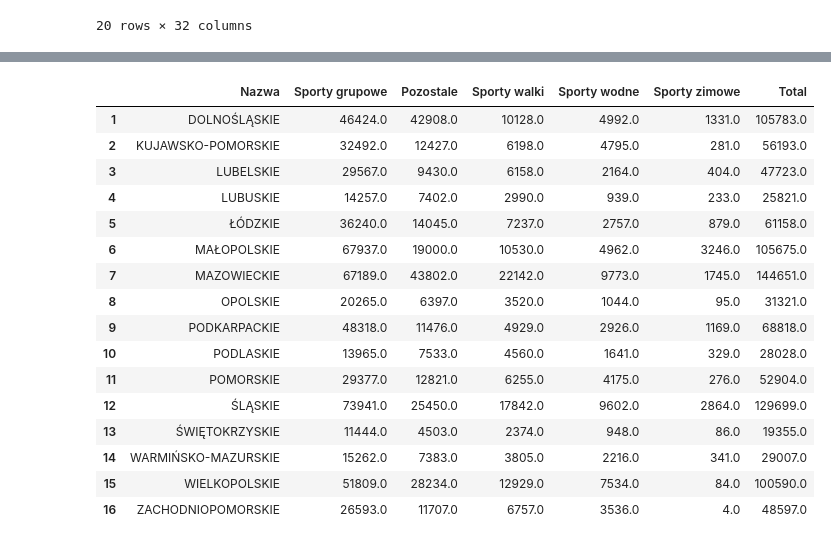
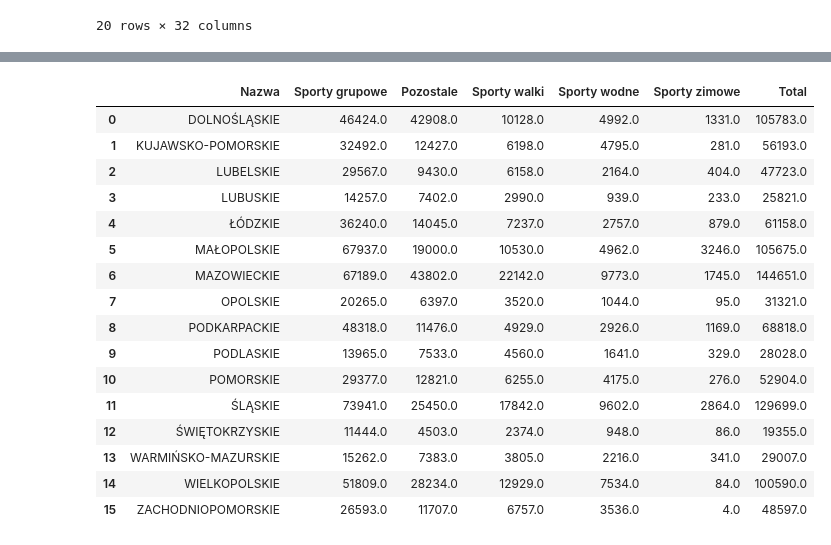
Before and after one commit to pawpie-otw/BEng_project, a Jupyter notebook: app/data/athletes/analysis.ipynb, the cells around one changed output, grey strips where cells are left out. Drawn from its saved outputs; the diff is of its cells as text; code cells hidden in the pictures.

```diff
--- a/app/data/athletes/analysis.ipynb
+++ b/app/data/athletes/analysis.ipynb
@@ -147,26 +147,27 @@ total = sum_group.join(sum_other["Pozostale"]).join(sum_matrial_arts["Sporty wal
 # %%
 total['Total'] = total.sum(axis=1)
 total.reset_index(inplace=True, drop=True)
 total.drop([0],inplace=True)
+total.reset_index(inplace=True, drop=True)
 total
 # %% [output]
 |  | Nazwa | Sporty grupowe | Pozostale | Sporty walki | Sporty wodne | Sporty zimowe | Total |
-| 1 | DOLNOŚLĄSKIE | 46424.0 | 42908.0 | 10128.0 | 4992.0 | 1331.0 | 105783.0 |
-| 2 | KUJAWSKO-POMORSKIE | 32492.0 | 12427.0 | 6198.0 | 4795.0 | 281.0 | 56193.0 |
-| 3 | LUBELSKIE | 29567.0 | 9430.0 | 6158.0 | 2164.0 | 404.0 | 47723.0 |
-| 4 | LUBUSKIE | 14257.0 | 7402.0 | 2990.0 | 939.0 | 233.0 | 25821.0 |
-| 5 | ŁÓDZKIE | 36240.0 | 14045.0 | 7237.0 | 2757.0 | 879.0 | 61158.0 |
-| 6 | MAŁOPOLSKIE | 67937.0 | 19000.0 | 10530.0 | 4962.0 | 3246.0 | 105675.0 |
-| 7 | MAZOWIECKIE | 67189.0 | 43802.0 | 22142.0 | 9773.0 | 1745.0 | 144651.0 |
-| 8 | OPOLSKIE | 20265.0 | 6397.0 | 3520.0 | 1044.0 | 95.0 | 31321.0 |
-| 9 | PODKARPACKIE | 48318.0 | 11476.0 | 4929.0 | 2926.0 | 1169.0 | 68818.0 |
-| 10 | PODLASKIE | 13965.0 | 7533.0 | 4560.0 | 1641.0 | 329.0 | 28028.0 |
-| 11 | POMORSKIE | 29377.0 | 12821.0 | 6255.0 | 4175.0 | 276.0 | 52904.0 |
-| 12 | ŚLĄSKIE | 73941.0 | 25450.0 | 17842.0 | 9602.0 | 2864.0 | 129699.0 |
-| 13 | ŚWIĘTOKRZYSKIE | 11444.0 | 4503.0 | 2374.0 | 948.0 | 86.0 | 19355.0 |
-| 14 | WARMIŃSKO-MAZURSKIE | 15262.0 | 7383.0 | 3805.0 | 2216.0 | 341.0 | 29007.0 |
-| 15 | WIELKOPOLSKIE | 51809.0 | 28234.0 | 12929.0 | 7534.0 | 84.0 | 100590.0 |
-| 16 | ZACHODNIOPOMORSKIE | 26593.0 | 11707.0 | 6757.0 | 3536.0 | 4.0 | 48597.0 |
+| 0 | DOLNOŚLĄSKIE | 46424.0 | 42908.0 | 10128.0 | 4992.0 | 1331.0 | 105783.0 |
+| 1 | KUJAWSKO-POMORSKIE | 32492.0 | 12427.0 | 6198.0 | 4795.0 | 281.0 | 56193.0 |
+| 2 | LUBELSKIE | 29567.0 | 9430.0 | 6158.0 | 2164.0 | 404.0 | 47723.0 |
+| 3 | LUBUSKIE | 14257.0 | 7402.0 | 2990.0 | 939.0 | 233.0 | 25821.0 |
+| 4 | ŁÓDZKIE | 36240.0 | 14045.0 | 7237.0 | 2757.0 | 879.0 | 61158.0 |
+| 5 | MAŁOPOLSKIE | 67937.0 | 19000.0 | 10530.0 | 4962.0 | 3246.0 | 105675.0 |
+| 6 | MAZOWIECKIE | 67189.0 | 43802.0 | 22142.0 | 9773.0 | 1745.0 | 144651.0 |
+| 7 | OPOLSKIE | 20265.0 | 6397.0 | 3520.0 | 1044.0 | 95.0 | 31321.0 |
+| 8 | PODKARPACKIE | 48318.0 | 11476.0 | 4929.0 | 2926.0 | 1169.0 | 68818.0 |
+| 9 | PODLASKIE | 13965.0 | 7533.0 | 4560.0 | 1641.0 | 329.0 | 28028.0 |
+| 10 | POMORSKIE | 29377.0 | 12821.0 | 6255.0 | 4175.0 | 276.0 | 52904.0 |
+| 11 | ŚLĄSKIE | 73941.0 | 25450.0 | 17842.0 | 9602.0 | 2864.0 | 129699.0 |
+| 12 | ŚWIĘTOKRZYSKIE | 11444.0 | 4503.0 | 2374.0 | 948.0 | 86.0 | 19355.0 |
+| 13 | WARMIŃSKO-MAZURSKIE | 15262.0 | 7383.0 | 3805.0 | 2216.0 | 341.0 | 29007.0 |
+| 14 | WIELKOPOLSKIE | 51809.0 | 28234.0 | 12929.0 | 7534.0 | 84.0 | 100590.0 |
+| 15 | ZACHODNIOPOMORSKIE | 26593.0 | 11707.0 | 6757.0 | 3536.0 | 4.0 | 48597.0 |
 # %%
 total.reset_index(inplace=True, drop=True)
 # %%
```
Also changed, not shown: parts of 8 cells of this notebook, 5 other files.
